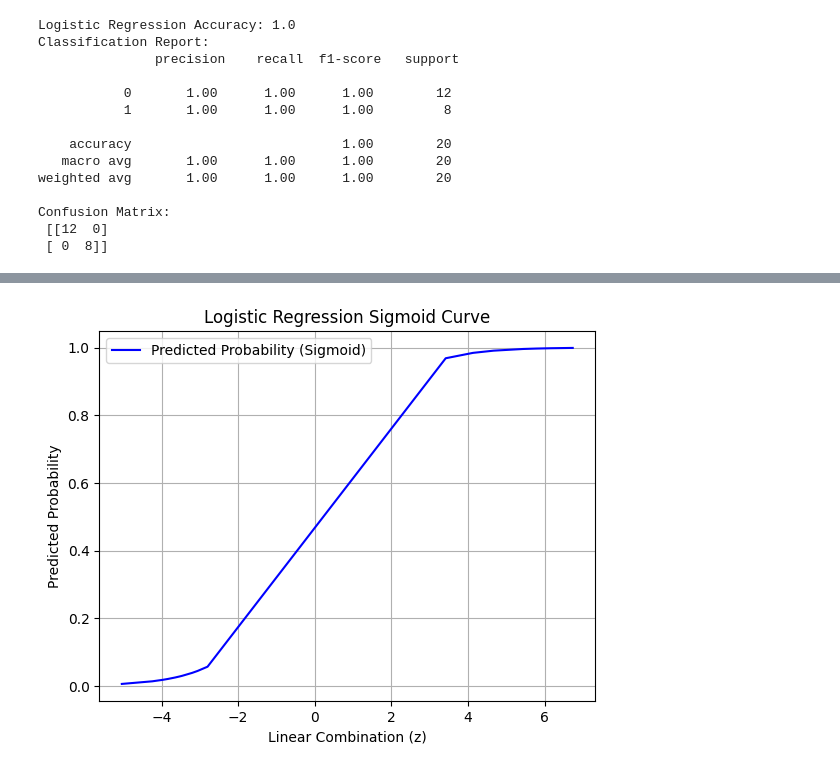
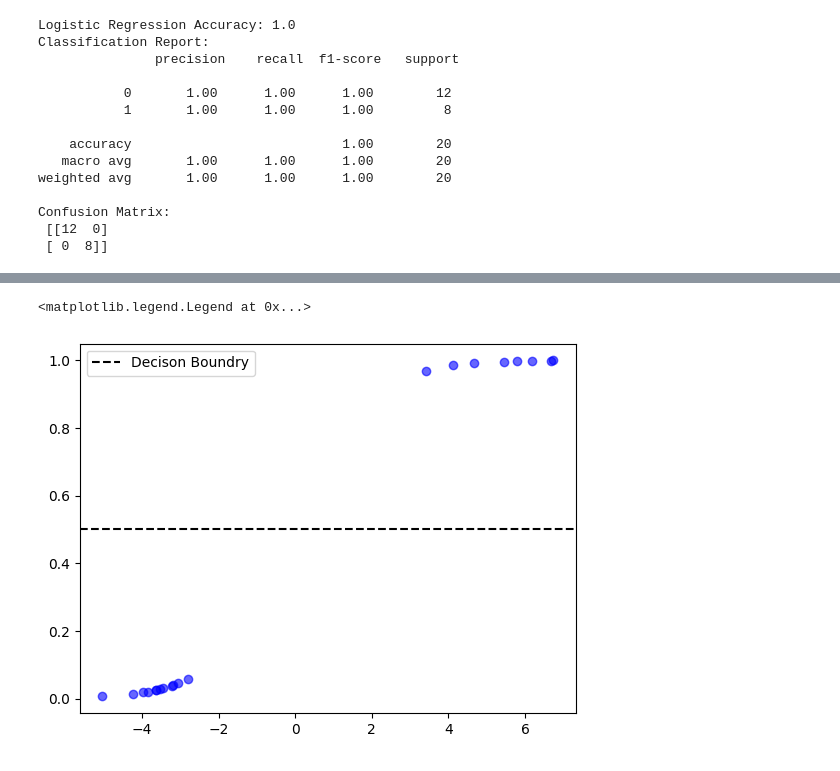
Before and after one commit to AhmedBaari/machine-learning-techniques, a Jupyter notebook: Ex6_Logistic_Regression.ipynb, the cells around one changed output, grey strips where cells are left out. Saved outputs shown, nothing was run; the diff lists cells and outputs as text; code cells hidden in the pictures.

```diff
--- a/Ex6_Logistic_Regression.ipynb
+++ b/Ex6_Logistic_Regression.ipynb
@@ -78,26 +68,10 @@ plt.show()
-# %%
-import numpy as np
-import matplotlib.pyplot as plt
-
-# Calculate the linear combination (z)
-z = X_test.values @ model.coef_.T + model.intercept_
-z = z.flatten() # Ensure z is a 1D array
-
-# Get the predicted probabilities for the positive class (class 1)
-probabilities = model.predict_proba(X_test)[:, 1]
-
-# Sort the values based on z for a smooth plot
-sorted_indices = np.argsort(z)
-z_sorted = z[sorted_indices]
-probabilities_sorted = probabilities[sorted_indices]
-
-# Plot the sigmoid curve
-plt.plot(z_sorted, probabilities_sorted, color='blue', label='Predicted Probability (Sigmoid)')
-plt.xlabel('Linear Combination (z)')
-plt.ylabel('Predicted Probability')
-plt.title('Logistic Regression Sigmoid Curve')
-plt.legend()
-plt.grid(True)
-plt.show()
-# %% [output]
-[figure, removed]
+# %%
+import numpy as np
+Z_val=model.intercept_+np.dot(X_test,model.coef_.T)
+sig_val=1/(1+np.exp(-Z_val))
+plt.scatter(Z_val,sig_val,alpha=0.6,color='blue')
+plt.axhline(0.5,linestyle='--',color='black',label='Decison Boundry')
+plt.legend()
+# %% [output]
+<matplotlib.legend.Legend at 0x...>
+[figure, added]
```
Also changed, not shown: parts of 2 cells of this notebook.
